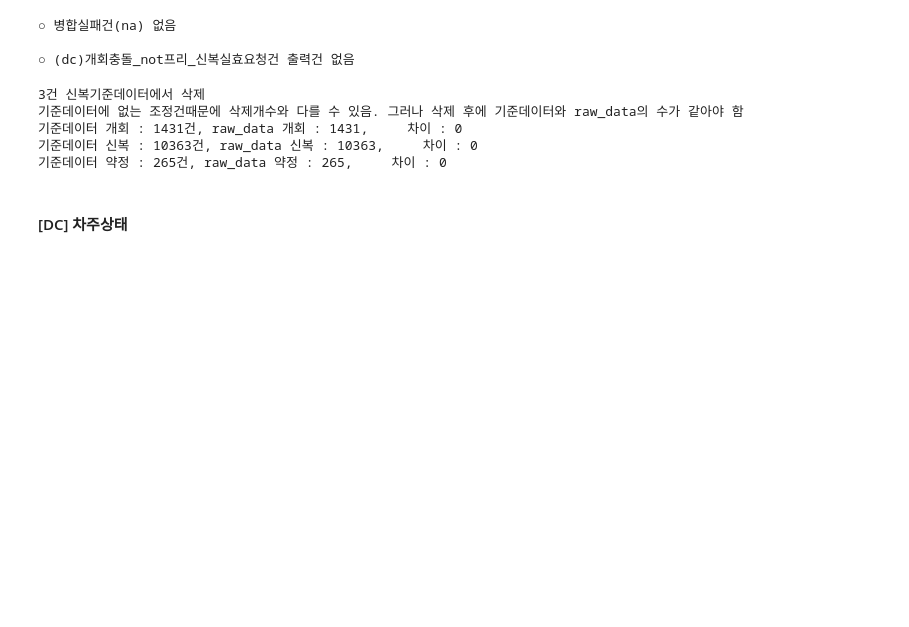
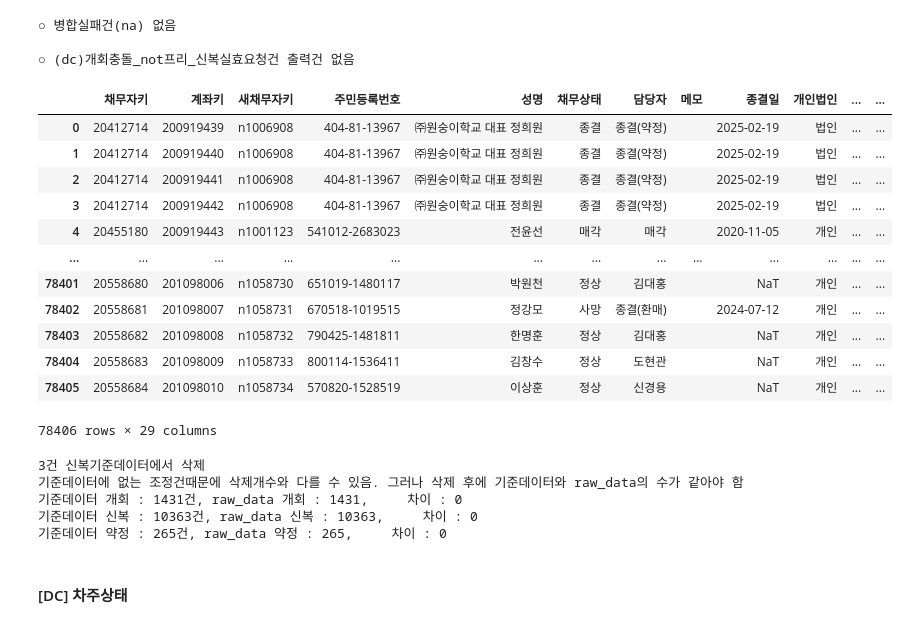
Before and after one commit to jbmyou/company_work, a Jupyter notebook: fileNaming/자산정리/4.전산_자산정리_통합_v2-2.ipynb, the cells around one changed output. Saved outputs shown, nothing was run; the diff lists cells and outputs as text; code cells hidden in the pictures; blank space fills up the shorter version.

```diff
--- a/fileNaming/자산정리/4.전산_자산정리_통합_v2-2.ipynb
+++ b/fileNaming/자산정리/4.전산_자산정리_통합_v2-2.ipynb
@@ -71,7 +71,7 @@ deposit_dtype = functions.deposit_dtype
 # %%
 # 변수들
 ##################################
-dc엑셀출력 = True  ################
+dc엑셀출력 = False  ################
 company = "솔림"      # 솔림 or 대성
 basedate = "260531"
 ##################################
@@ -820,6 +816,22 @@ functions.save_excel_with_explain(x[x.신복상태_!="신용회복(프리)"],joi
 ○ 병합실패건(na) 없음
 
 ○ (dc)개회충돌_not프리_신복실효요청건 출력건 없음
+# %%
+새채무상태
+# %% [output]
+|  | 채무자키 | 계좌키 | 새채무자키 | 주민등록번호 | 성명 | 채무상태 | 담당자 | 메모 | 종결일 | 개인법인 | ... | ... |
+| 0 | 20412714 | 200919439 | n1006908 | 404-81-13967 | ㈜원숭이학교 대표 정희원 | 종결 | 종결(약정) |  | 2025-02-19 | 법인 | ... | ... |
+| 1 | 20412714 | 200919440 | n1006908 | 404-81-13967 | ㈜원숭이학교 대표 정희원 | 종결 | 종결(약정) |  | 2025-02-19 | 법인 | ... | ... |
+| 2 | 20412714 | 200919441 | n1006908 | 404-81-13967 | ㈜원숭이학교 대표 정희원 | 종결 | 종결(약정) |  | 2025-02-19 | 법인 | ... | ... |
+| 3 | 20412714 | 200919442 | n1006908 | 404-81-13967 | ㈜원숭이학교 대표 정희원 | 종결 | 종결(약정) |  | 2025-02-19 | 법인 | ... | ... |
+| 4 | 20455180 | 200919443 | n1001123 | 541012-2683023 | 전윤선 | 매각 | 매각 |  | 2020-11-05 | 개인 | ... | ... |
+| ... | ... | ... | ... | ... | ... | ... | ... | ... | ... | ... | ... | ... |
+| 78401 | 20558680 | 201098006 | n1058730 | 651019-1480117 | 박원천 | 정상 | 김대홍 |  | NaT | 개인 | ... | ... |
+| 78402 | 20558681 | 201098007 | n1058731 | 670518-1019515 | 정강모 | 사망 | 종결(환매) |  | 2024-07-12 | 개인 | ... | ... |
+| 78403 | 20558682 | 201098008 | n1058732 | 790425-1481811 | 한명훈 | 정상 | 김대홍 |  | NaT | 개인 | ... | ... |
+| 78404 | 20558683 | 201098009 | n1058733 | 800114-1536411 | 김창수 | 정상 | 도현관 |  | NaT | 개인 | ... | ... |
+| 78405 | 20558684 | 201098010 | n1058734 | 570820-1528519 | 이상훈 | 정상 | 신경용 |  | NaT | 개인 | ... | ... |
+78406 rows × 29 columns
 # %%
 # # ################################
 # # 종결충돌 기준데이터 삭제 : 전산에서 신용회복키 확인하기!
```
Also changed, not shown: parts of 3 cells of this notebook, 11 other files.
